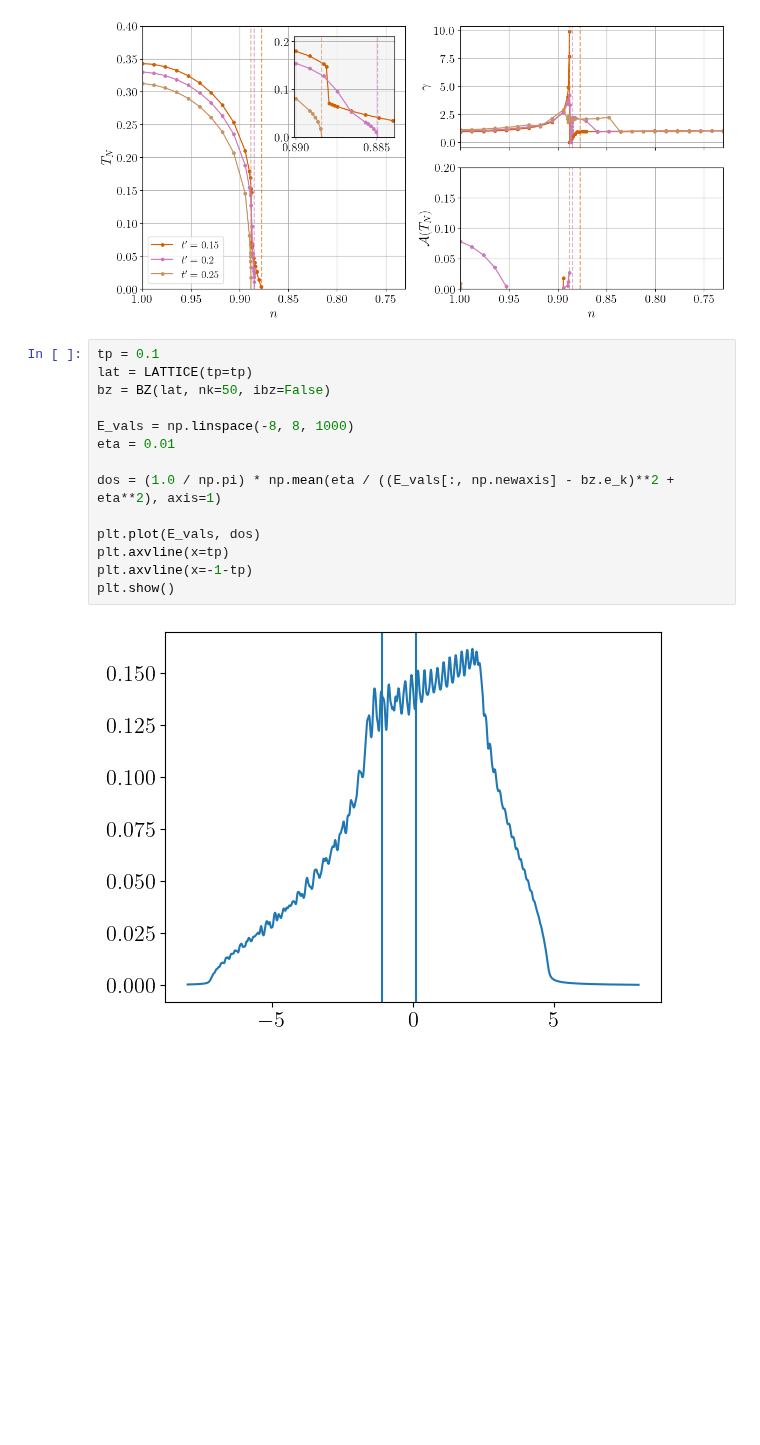
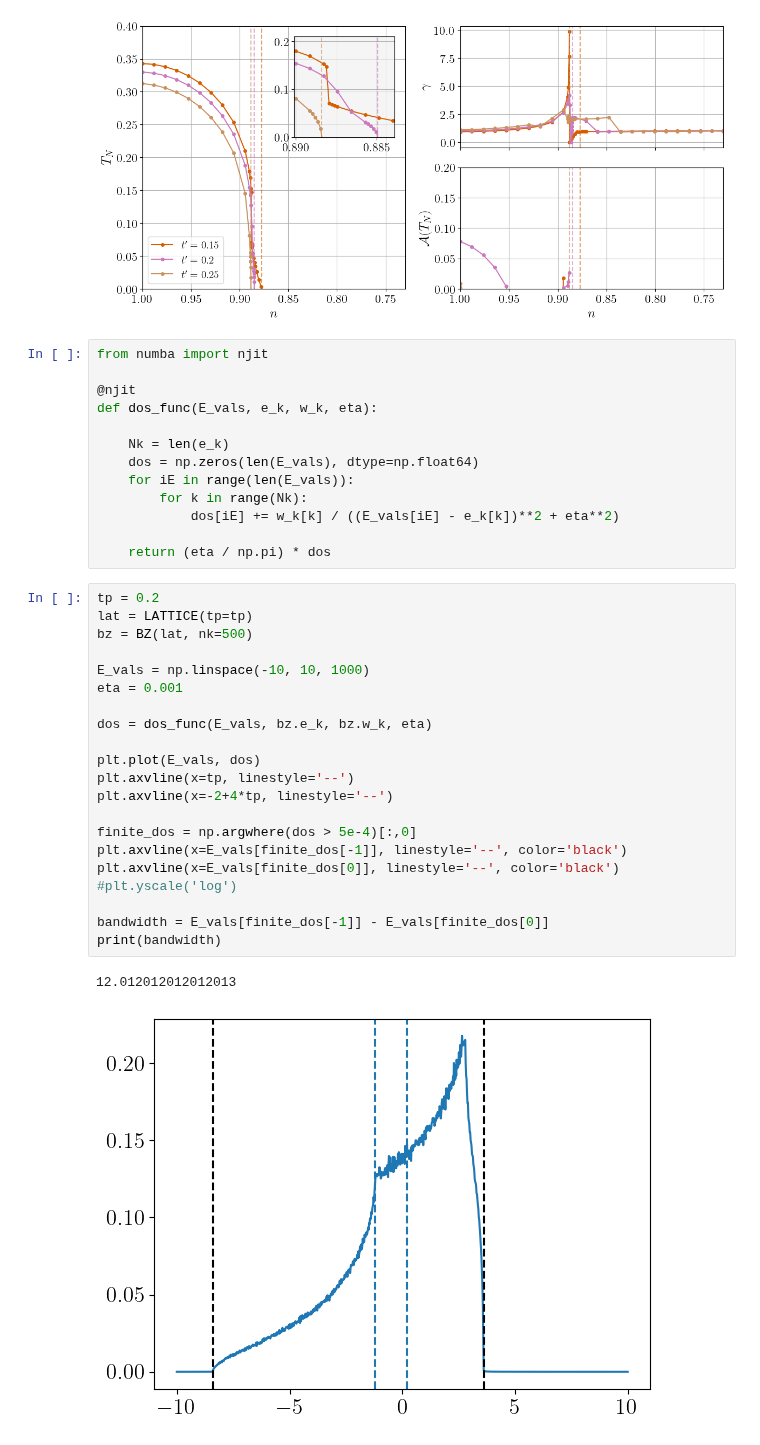
Before and after one commit to cctort/quantum_criticality, a Jupyter notebook: chi_rpa.ipynb, the cells around one changed output. Saved outputs shown, nothing was run; the diff lists cells and outputs as text; blank space fills up the shorter version.

```diff
--- a/chi_rpa.ipynb
+++ b/chi_rpa.ipynb
@@ -371,19 +371,40 @@ plt.show()
 [figure]
 [figure]
 [figure]
+# %%
+from numba import njit
+
+@njit
+def dos_func(E_vals, e_k, w_k, eta):
+
+    Nk = len(e_k)
+    dos = np.zeros(len(E_vals), dtype=np.float64)
+    for iE in range(len(E_vals)):
+        for k in range(Nk):
+            dos[iE] += w_k[k] / ((E_vals[iE] - e_k[k])**2 + eta**2)
+
+    return (eta / np.pi) * dos
 # %%
-tp = 0.1
+tp = 0.2
 lat = LATTICE(tp=tp)
-bz = BZ(lat, nk=50, ibz=False)
+bz = BZ(lat, nk=500)
 
-E_vals = np.linspace(-8, 8, 1000)
-eta = 0.01
+E_vals = np.linspace(-10, 10, 1000)
+eta = 0.001
 
-dos = (1.0 / np.pi) * np.mean(eta / ((E_vals[:, np.newaxis] - bz.e_k)**2 + eta**2), axis=1)
+dos = dos_func(E_vals, bz.e_k, bz.w_k, eta)
 
 plt.plot(E_vals, dos)
-plt.axvline(x=tp)
-plt.axvline(x=-1-tp)
-plt.show()
+plt.axvline(x=tp, linestyle='--')
+plt.axvline(x=-2+4*tp, linestyle='--')
+
+finite_dos = np.argwhere(dos > 5e-4)[:,0]
+plt.axvline(x=E_vals[finite_dos[-1]], linestyle='--', color='black')
+plt.axvline(x=E_vals[finite_dos[0]], linestyle='--', color='black')
+#plt.yscale('log')
+
+bandwidth = E_vals[finite_dos[-1]] - E_vals[finite_dos[0]]
+print(bandwidth)
 # %% [output]
+12.012012012012013
-[figure, old version]
+[figure, new version]
```
Also changed, not shown: parts of 1 cell of this notebook, 1 other file.
